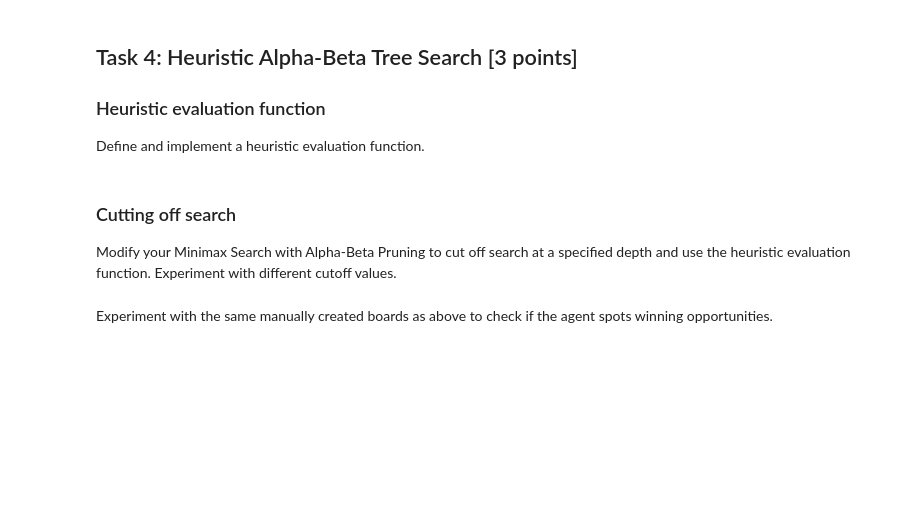
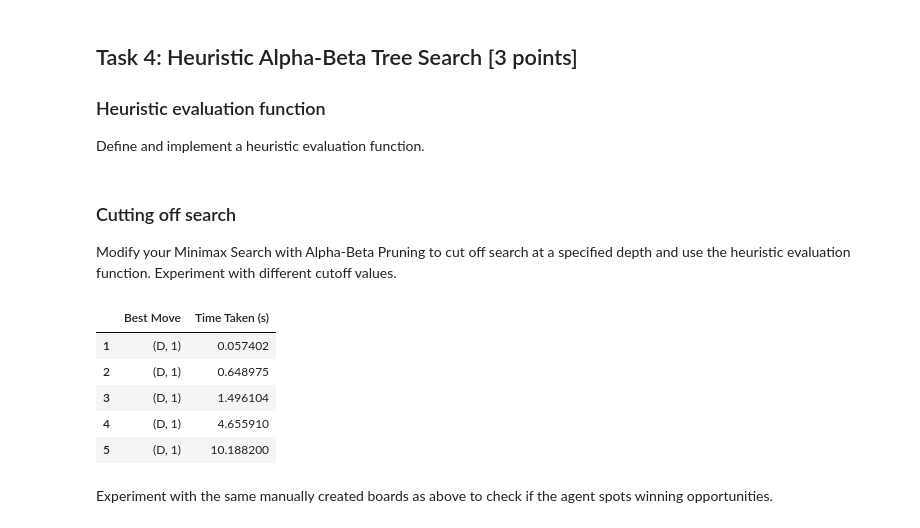
Before and after one commit to codlam26/CSE-352-HW, a Jupyter notebook: Games/assignment_mean_connect4.ipynb, the cells around one changed output. Drawn from its saved outputs; the diff is of its cells as text; code cells hidden in the pictures; blank space fills up the shorter version.

```diff
--- a/Games/assignment_mean_connect4.ipynb
+++ b/Games/assignment_mean_connect4.ipynb
@@ -820,33 +829,73 @@ def minimax_with_cutoff(state, depth, alpha, beta, maximizing_player, player, la
             eval_value, _ = minimax_with_cutoff(new_state, depth - 1, alpha, beta, True, -player, move[0] == "M")
 
             if eval_value < min_eval:
                 min_eval = eval_value
                 best_move = move
             beta = min(beta, eval_value)
 
             if beta <= alpha:
                 break
         return min_eval, best_move
 
 # The agent that is using the minimax algorithm
 def heuristic_minimax_agent(state, player=1, depth=4, last_mean_move=False):
     valid_moves = actions(state, last_mean_move, player)
     best_move = None
     best_value = -float("inf") if player == 1 else float("inf")
 
     for move in valid_moves:
         new_state = result(state, move, player)
         eval_value, _ = minimax_with_cutoff(new_state, depth - 1, -float("inf"), float("inf"), False, -player, move[0] == "M")
 
         if player == 1 and eval_value > best_value:
             best_value = eval_value
             best_move = move
 
         elif player == -1 and eval_value < best_value:
             best_value = eval_value
             best_move = move
 
     return best_move
+
+"""
+This demonstrates that with different cutoff depths, the longer it takes for the agent to find the best move,
+but since it takes longer, it probably will find better moves comapred to the lower depths.
+"""
+def test_cutoff_depths(state, player, depths):
+    results = {}
+
+    for depth in depths:
+        start_time = time.time()
+        best_move = heuristic_minimax_agent(state, player=player, depth=depth, last_mean_move=False)
+        end_time = time.time()
+
+        results[depth] = {
+            "Best Move": best_move,
+            "Time Taken (s)": end_time - start_time
+        }
+
+    return results
+
+# Create an initial board state to test
+board = np.array([[0, 0, 0, 0, 0, 0, 0],
+                  [0, 0, 0, 0, 0, 0, 0],
+                  [0, 0, 0, 0, 0, 0, 0],
+                  [0, 0, 0, 0, -1, 0, 0],
+                  [0, 0, 0, -1, -1, 0, 0],
+                  [0, 0, 1, 1, 1, 0, 0]])
+
+depths = [1, 2, 3, 4, 5]  # Different cutoff depths
+performance_results = test_cutoff_depths(board, player=1, depths=depths)
+
+df = pd.DataFrame.from_dict(performance_results, orient="index")
+df
+# %% [output]
+|  | Best Move | Time Taken (s) |
+| 1 | (D, 1) | 0.057402 |
+| 2 | (D, 1) | 0.648975 |
+| 3 | (D, 1) | 1.496104 |
+| 4 | (D, 1) | 4.655910 |
+| 5 | (D, 1) | 10.188200 |
 # %% [markdown]
 Experiment with the same manually created boards as above to check if the agent spots winning opportunities.
 # %%
```
Also changed, not shown: parts of 4 cells of this notebook.
